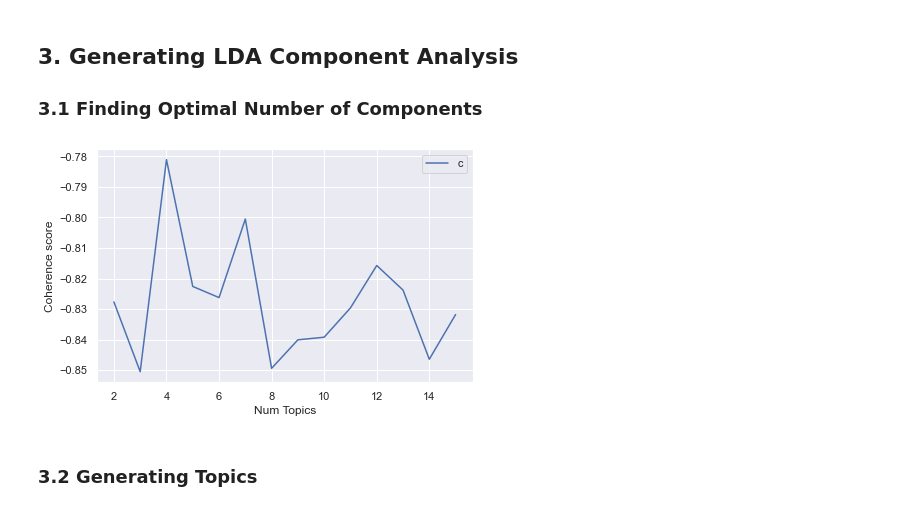
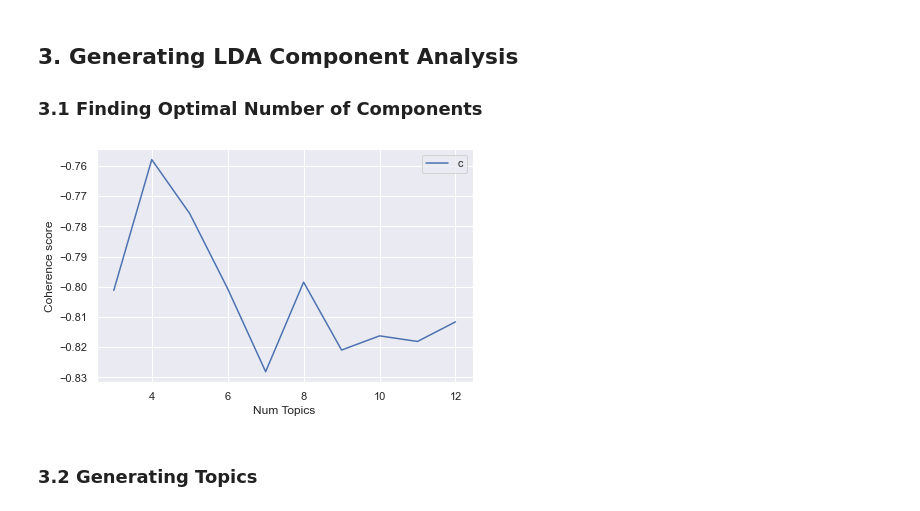
Before and after one commit to thiagolrpinho/nlp-similarity-models, a Jupyter notebook: main.ipynb, the cells around one changed output. Drawn from its saved outputs; the diff is of its cells as text; code cells hidden in the pictures.

```diff
--- a/main.ipynb
+++ b/main.ipynb
@@ -148,23 +146,23 @@ corpus_tfidf = tfidf[doc_term_matrix]
 # %%
 # Can take a long time to run.
-MAXIMUM_NUMBER_COMPONENTS=15
-MINIMUM_NUMBER_COMPONENTS=2
+MAXIMUM_NUMBER_COMPONENTS=12
+MINIMUM_NUMBER_COMPONENTS=3
 model_list, coherence_values = compute_coherence_values(
     dictionary=dictionary,
     corpus=doc_term_matrix,
     texts=tokenized_docs,
     start=MINIMUM_NUMBER_COMPONENTS,
     limit=MAXIMUM_NUMBER_COMPONENTS)
 
 # Show graph
 x = range(MINIMUM_NUMBER_COMPONENTS, MAXIMUM_NUMBER_COMPONENTS+1)
 plt.plot(x, coherence_values)
 plt.xlabel("Num Topics")
 plt.ylabel("Coherence score")
 plt.legend(("coherence_values"), loc='best')
 plt.show()
 # %% [output]
-[figure, old version]
+[figure, new version]
 # %% [markdown]
 ### 3.2 Generating Topics
 # %%
```
Also changed, not shown: parts of 8 cells of this notebook.
